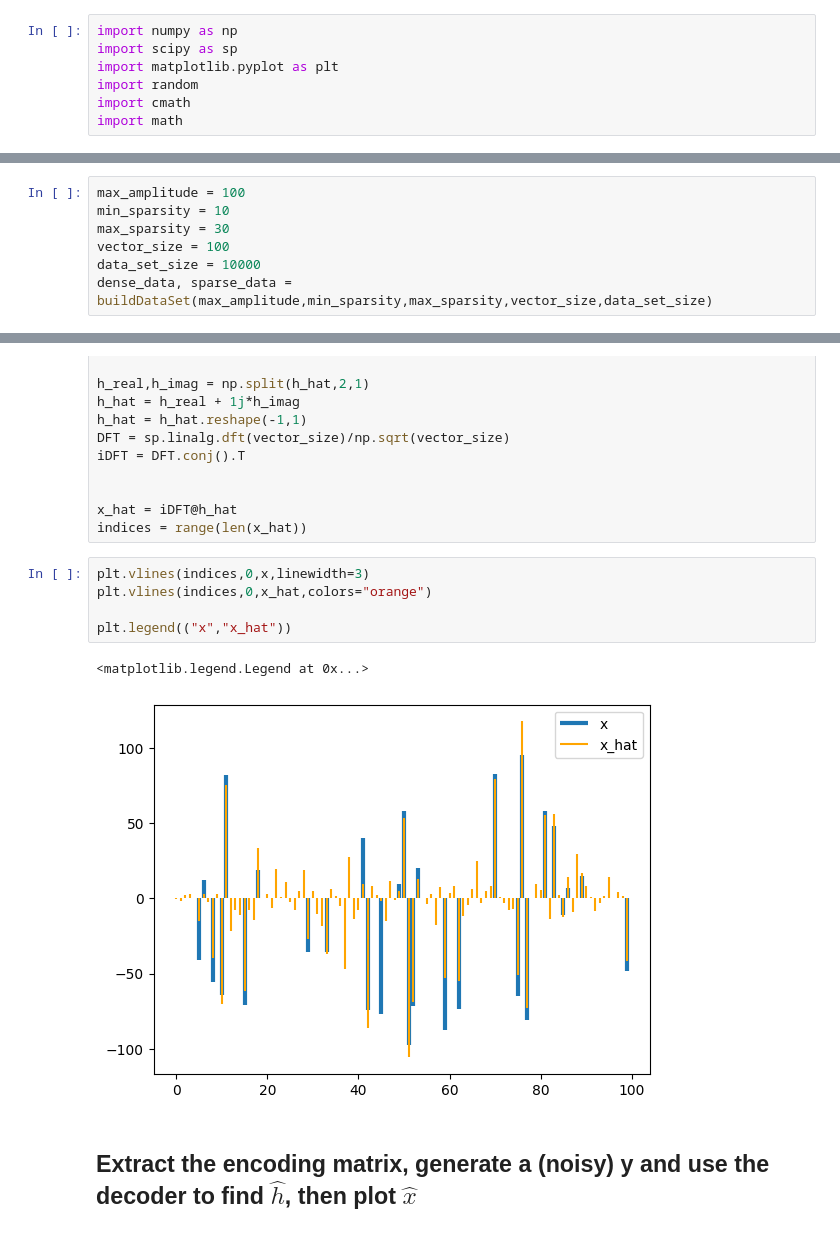
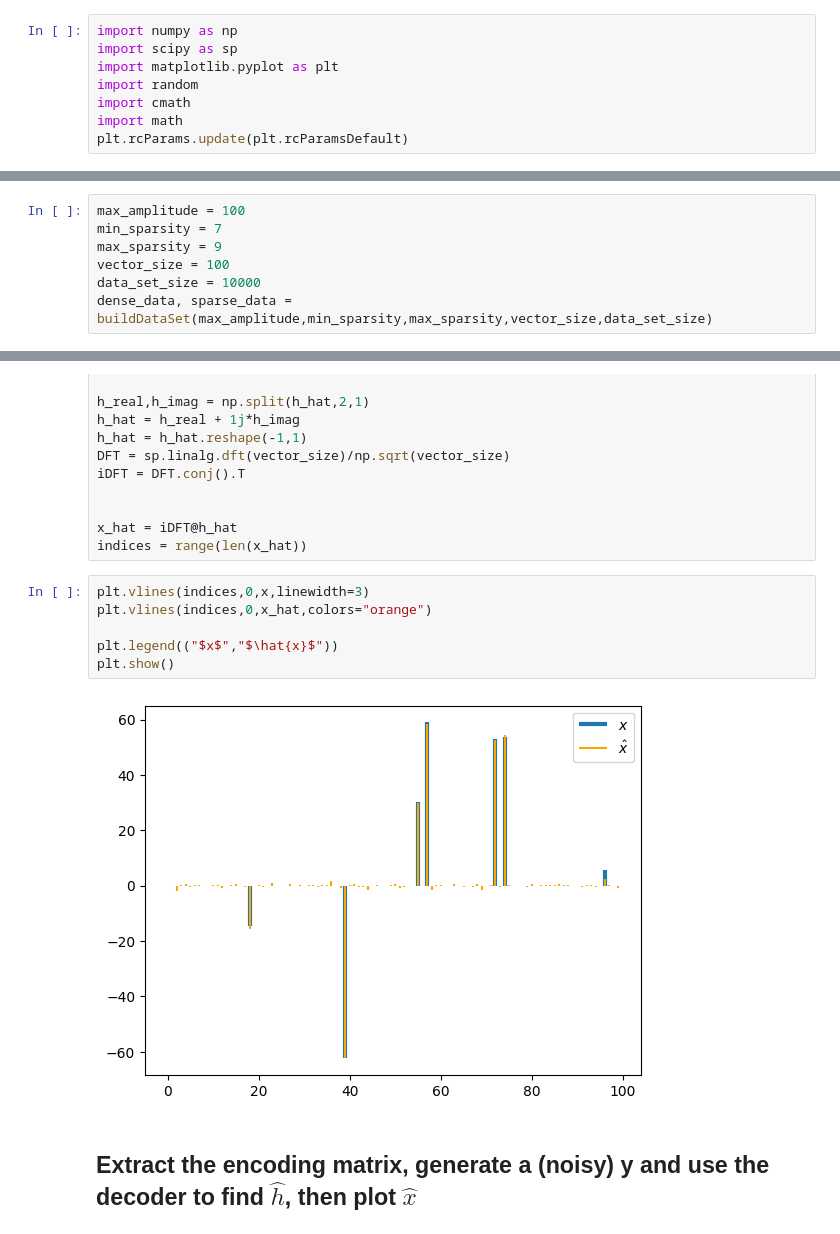
Before and after one commit to tomlijding/DL-based-CS-under-IQ-imbalance, a Jupyter notebook: main.ipynb, the cells around one changed output, grey strips where cells are left out. Drawn from its saved outputs; the diff is of its cells as text.

```diff
--- a/main.ipynb
+++ b/main.ipynb
@@ -5,6 +5,7 @@ import matplotlib.pyplot as plt
 import random
 import cmath
 import math
+plt.rcParams.update(plt.rcParamsDefault)
 # %% [markdown]
 # Define our buildDataSet function here!
 # %%
@@ -27,8 +28,8 @@ def buildDataSet(max_amplitude, min_sparsity, max_sparsity, vector_size, data_se
 ## Build the dataset
 # %%
 max_amplitude = 100
-min_sparsity = 10
-max_sparsity = 30
+min_sparsity = 7
+max_sparsity = 9
 vector_size = 100
 data_set_size = 10000
 dense_data, sparse_data = buildDataSet(max_amplitude,min_sparsity,max_sparsity,vector_size,data_set_size)
@@ -491,11 +501,11 @@ indices = range(len(x_hat))
 # %%
 plt.vlines(indices,0,x,linewidth=3)
 plt.vlines(indices,0,x_hat,colors="orange")
 
-plt.legend(("x","x_hat"))
+plt.legend(("$x$","$\hat{x}$"))
+plt.show()
 # %% [output]
-<matplotlib.legend.Legend at 0x...>
-[figure, old version]
+[figure, new version]
 # %% [markdown]
 ## Extract the encoding matrix, generate a (noisy) y and use the decoder to find $\hat{h}$, then plot $\hat{x}$
 # %%
```
Also changed, not shown: parts of 22 cells of this notebook, 1 other file.
